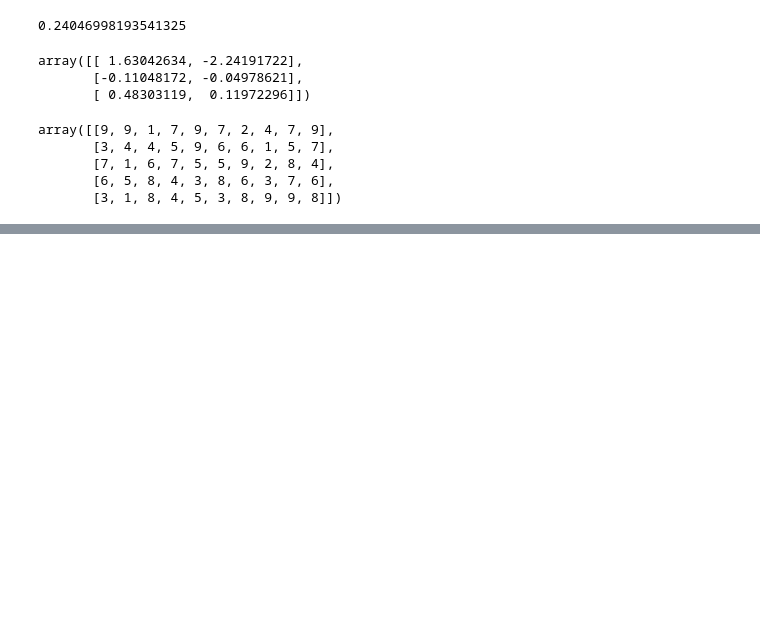
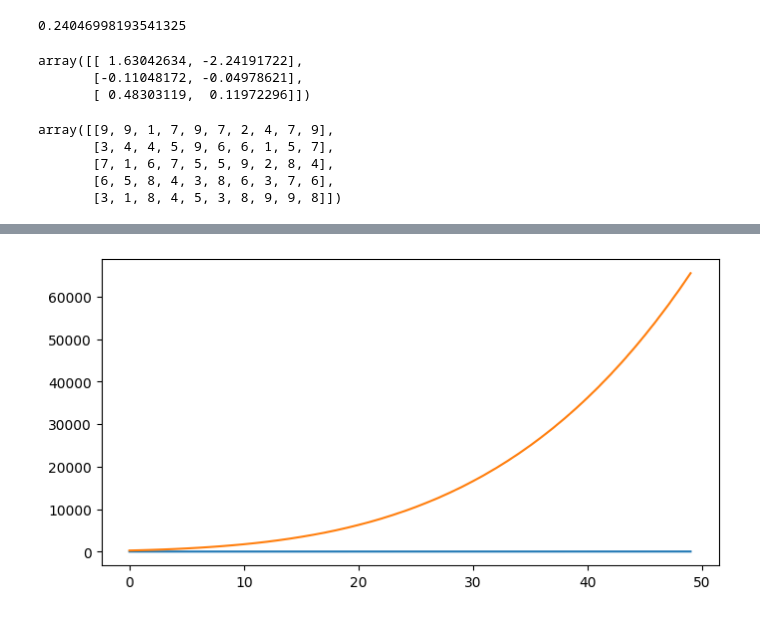
Before and after one commit to frm1234/first-python, a Jupyter notebook: class6(numpy).ipynb, the cells around one changed output, grey strips where cells are left out. Drawn from its saved outputs; the diff is of its cells as text; code cells hidden in the pictures; blank space fills up the shorter version.

```diff
--- a/class6(numpy).ipynb
+++ b/class6(numpy).ipynb
@@ -62,0 +85,14 @@ array([[9, 9, 1, 7, 9, 7, 2, 4, 7, 9],
+# %%
+import numpy as np
+import matplotlib.pyplot as plt
+
+x = np.linspace(-3,3,50)
+x = x * 2 + 10
+y = x ** 4
+figure = plt.figure(figsize=(8,4))
+axes = figure.add_subplot()
+axes.plot(x)
+axes.plot(y)
+plt.show()
+# %% [output]
+[figure, added]
```
Also changed, not shown: parts of 2 cells of this notebook, 1 other file.
